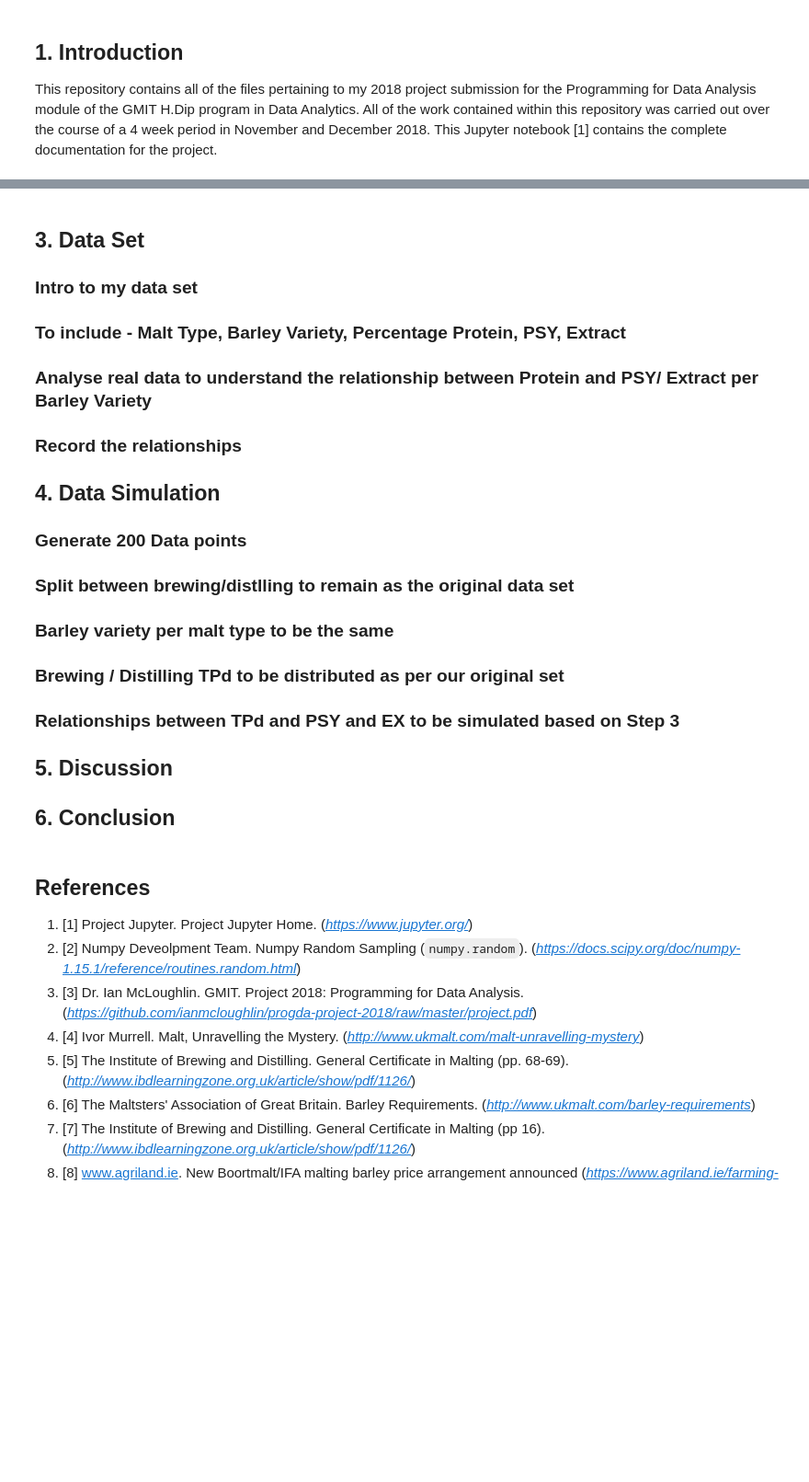
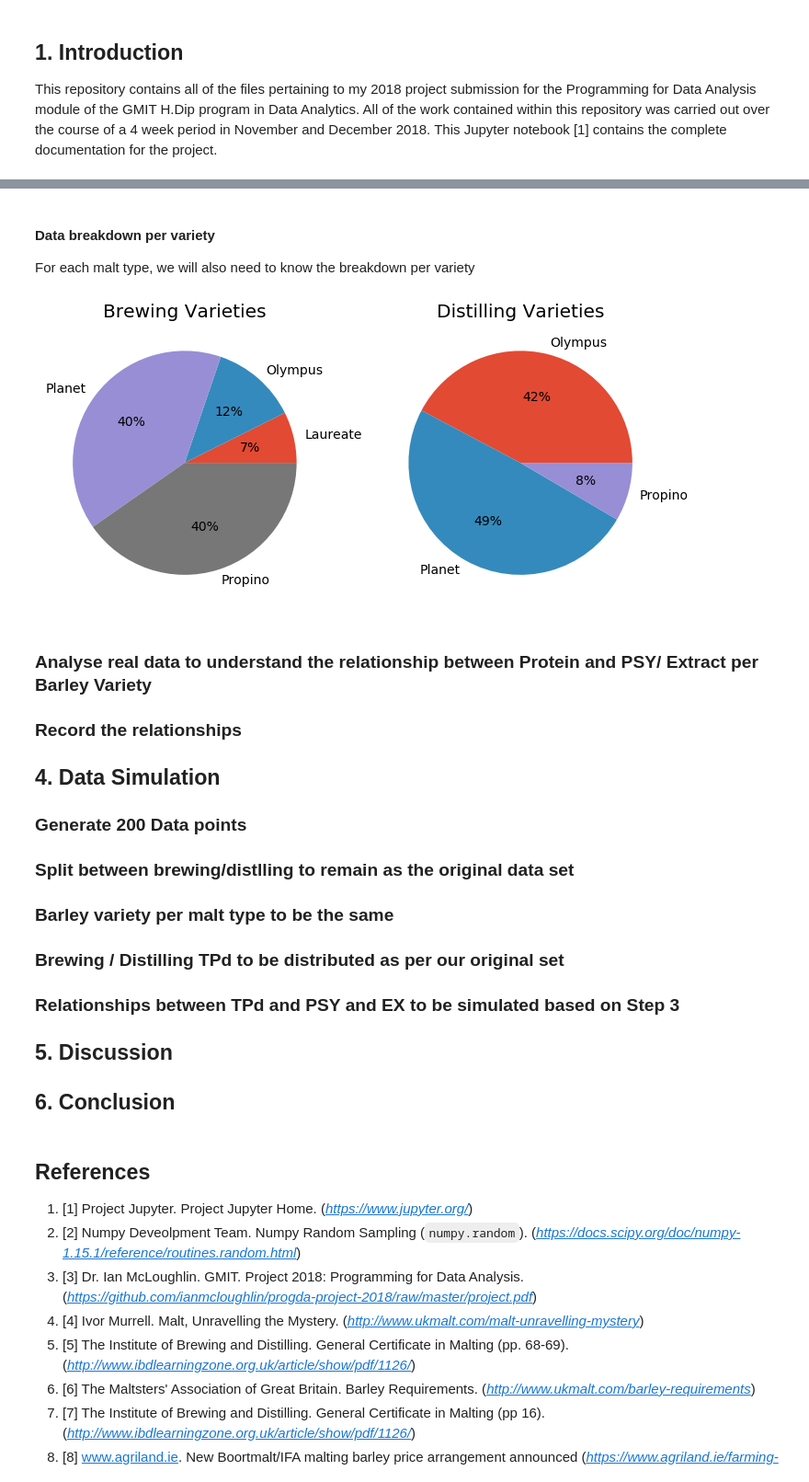
Before and after one commit to shkyler/gmit-pfda-project, a Jupyter notebook: datasimulation.ipynb, the cells around one changed output, grey strips where cells are left out. Shown at 92% size. Cells and saved outputs as stored; diff of their text form; code cells hidden in the pictures; blank space fills up the shorter version.

```diff
--- a/datasimulation.ipynb
+++ b/datasimulation.ipynb
@@ -136,7 +207,28 @@ In section 3, I will analyse an existing data set to determine what the relation
+# %% [markdown]
+#### Data breakdown per variety
+
+For each malt type, we will also need to know the breakdown per variety
+# %%
+# create 2 new data frames based on the malt type
+brewing = df.loc[df.loc[:, "type"] == 'Brewing']
+distilling = df.loc[df.loc[:, "type"] == 'Distilling']
+# resize the plots
+plt.rcParams['figure.figsize'] = [12, 12]
+
+# group the datasets by 'variety' and count them
+brew_count = brewing.groupby('variety').count()['protein']
+dist_count = distilling.groupby('variety').count()['protein']
+
+# plot the pie charts with sub plots
+plt.subplot(1, 2, 1, title='Brewing Varieties')
+plt.pie(brew_count,labels=brew_count.index, autopct='%1.0f%%')
+plt.subplot(1, 2, 2, title ='Distilling Varieties')
+plt.pie(dist_count,labels=dist_count.index, autopct='%1.0f%%')
+plt.show()
+# %% [output]
+[figure, added]
 # %% [markdown]
-## 3. Data Set
-### Intro to my data set
-### To include - Malt Type, Barley Variety, Percentage Protein, PSY, Extract
+
 ### Analyse real data to understand the relationship between Protein and PSY/ Extract per Barley Variety
 ### Record the relationships
 
```
Also changed, not shown: parts of 8 cells of this notebook.
